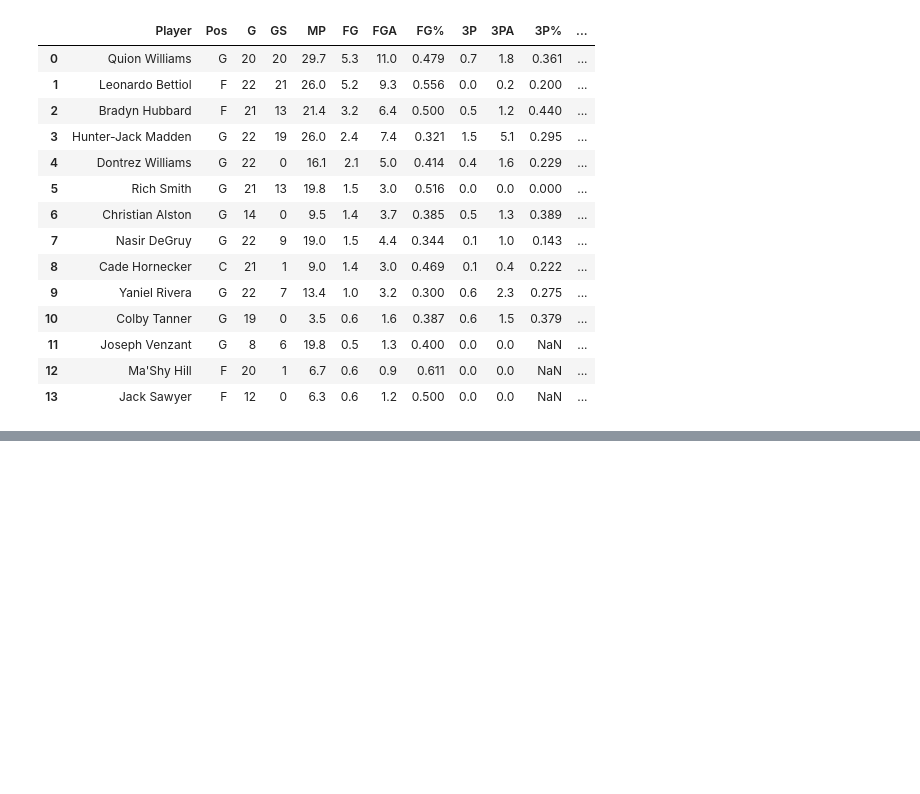
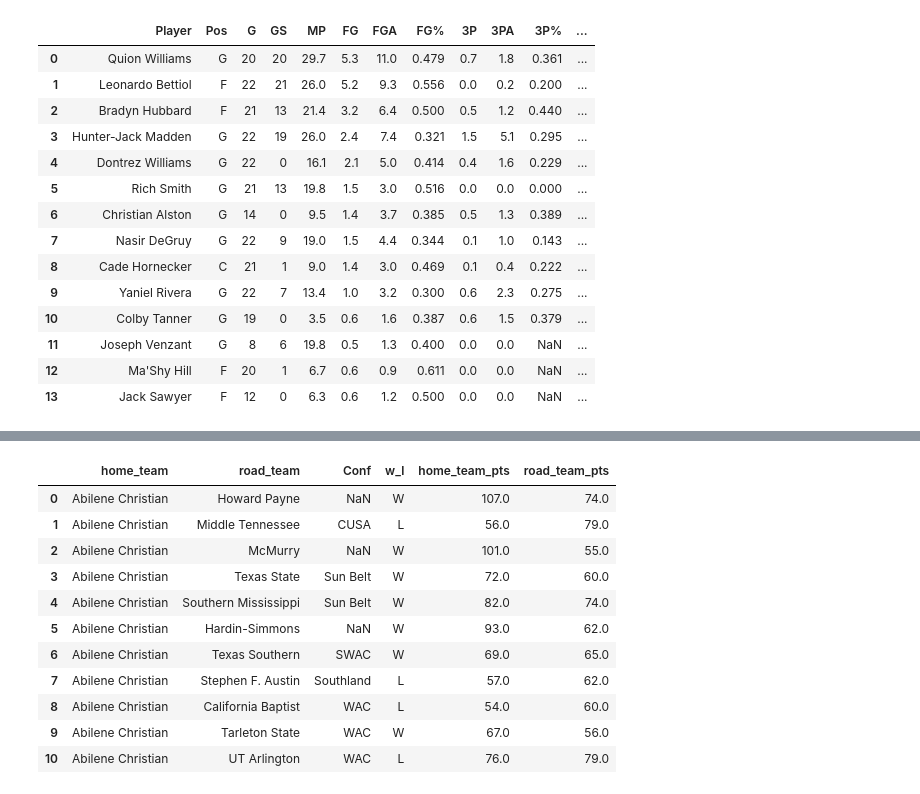
Before and after one commit to ncantle/cbb_prediction, a Jupyter notebook: cbb_eda.ipynb, the cells around one changed output, grey strips where cells are left out. Drawn from its saved outputs; the diff is of its cells as text; code cells hidden in the pictures; blank space fills up the shorter version.

```diff
--- a/cbb_eda.ipynb
+++ b/cbb_eda.ipynb
@@ -160,0 +162,42 @@ add_player_stats_to_team(abi_df)
+# %%
+def get_home_team_results():
+    http = urllib3.PoolManager()
+    URL = f'https://www.sports-reference.com/cbb/schools/abilene-christian/men/2025-schedule.html'
+    r = http.request('GET', URL)
+    soup = BeautifulSoup(r.data, 'html.parser')
+
+    filename = 'schedule.txt'
+    with open(filename, 'w') as f:
+        header = ','.join([item.get_text() for item in soup.select("table[id = 'schedule'] > thead > tr > th")])
+        print(header, file=f)
+        for item in soup.select("table[id='schedule'] > tbody > tr"):
+            row_data = ','.join( [ item.get_text() for item in item.select("td") ] )
+            print(row_data, file=f)
+
+    df = pd.read_csv(filename)
+    df.rename(columns = {'\xa0':'home_away',
+                         '\xa0.1':'w_l',
+                        'Tm':'home_team_pts',
+                        'Opp':'road_team_pts',
+                        'Opponent':'road_team'}, inplace = True)
+    df = df.loc[(df['home_away'].isin([np.nan,'N'])) & (pd.isna(df['w_l']) == False)]
+    df['home_team'] = abi_df['school'][0]
+    df = df[['home_team','road_team','Conf','w_l','home_team_pts','road_team_pts']].reset_index(drop = True)
+
+    return df
+# %%
+df = get_home_team_results()
+df
+# %% [output]
+|  | home_team | road_team | Conf | w_l | home_team_pts | road_team_pts |
+| 0 | Abilene Christian | Howard Payne | NaN | W | 107.0 | 74.0 |
+| 1 | Abilene Christian | Middle Tennessee | CUSA | L | 56.0 | 79.0 |
+| 2 | Abilene Christian | McMurry | NaN | W | 101.0 | 55.0 |
+| 3 | Abilene Christian | Texas State | Sun Belt | W | 72.0 | 60.0 |
+| 4 | Abilene Christian | Southern Mississippi | Sun Belt | W | 82.0 | 74.0 |
+| 5 | Abilene Christian | Hardin-Simmons | NaN | W | 93.0 | 62.0 |
+| 6 | Abilene Christian | Texas Southern | SWAC | W | 69.0 | 65.0 |
+| 7 | Abilene Christian | Stephen F. Austin | Southland | L | 57.0 | 62.0 |
+| 8 | Abilene Christian | California Baptist | WAC | L | 54.0 | 60.0 |
+| 9 | Abilene Christian | Tarleton State | WAC | W | 67.0 | 56.0 |
+| 10 | Abilene Christian | UT Arlington | WAC | L | 76.0 | 79.0 |
```
Also changed, not shown: parts of 3 cells of this notebook, 4 other files.
